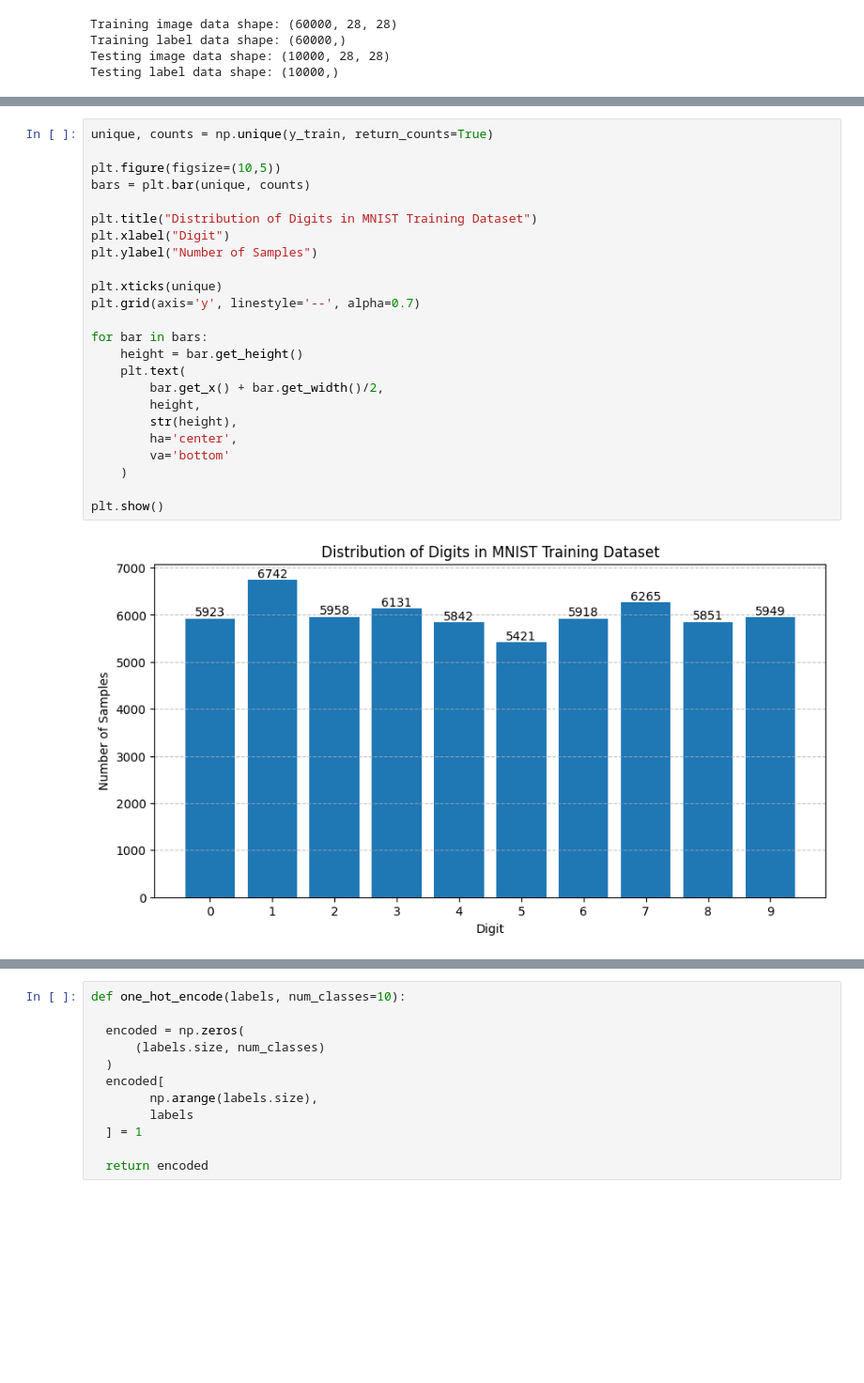
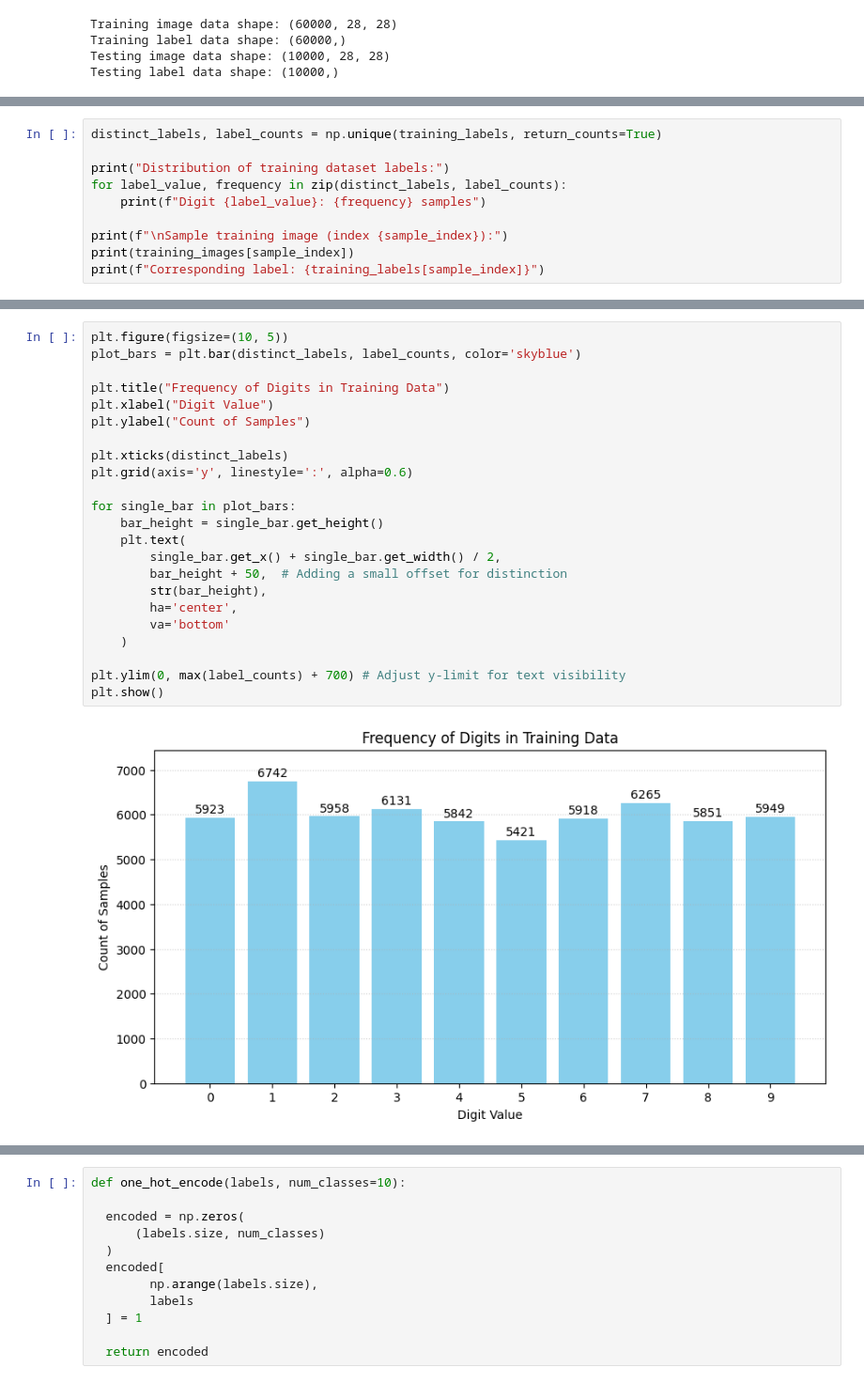
Before and after one commit to devanshRaana/PS-, a Jupyter notebook: PS2.ipynb, the cells around one changed output, grey strips where cells are left out. Shown at 94% size. Cells and saved outputs as stored; diff of their text form; blank space fills up the shorter version.

```diff
--- a/PS2.ipynb
+++ b/PS2.ipynb
@@ -156,0 +122,10 @@ Digit 9: 5949
+# %%
+distinct_labels, label_counts = np.unique(training_labels, return_counts=True)
+
+print("Distribution of training dataset labels:")
+for label_value, frequency in zip(distinct_labels, label_counts):
+    print(f"Digit {label_value}: {frequency} samples")
+
+print(f"\nSample training image (index {sample_index}):")
+print(training_images[sample_index])
+print(f"Corresponding label: {training_labels[sample_index]}")
@@ -157,26 +150,25 @@ Digit 9: 5949
 # %%
-unique, counts = np.unique(y_train, return_counts=True)
+plt.figure(figsize=(10, 5))
+plot_bars = plt.bar(distinct_labels, label_counts, color='skyblue')
 
-plt.figure(figsize=(10,5))
-bars = plt.bar(unique, counts)
+plt.title("Frequency of Digits in Training Data")
+plt.xlabel("Digit Value")
+plt.ylabel("Count of Samples")
 
-plt.title("Distribution of Digits in MNIST Training Dataset")
-plt.xlabel("Digit")
-plt.ylabel("Number of Samples")
+plt.xticks(distinct_labels)
+plt.grid(axis='y', linestyle=':', alpha=0.6)
 
-plt.xticks(unique)
-plt.grid(axis='y', linestyle='--', alpha=0.7)
-
-for bar in bars:
-    height = bar.get_height()
+for single_bar in plot_bars:
+    bar_height = single_bar.get_height()
     plt.text(
-        bar.get_x() + bar.get_width()/2,
-        height,
-        str(height),
+        single_bar.get_x() + single_bar.get_width() / 2,
+        bar_height + 50,  # Adding a small offset for distinction
+        str(bar_height),
         ha='center',
         va='bottom'
     )
 
+plt.ylim(0, max(label_counts) + 700) # Adjust y-limit for text visibility
 plt.show()
 # %% [output]
-[figure, old version]
+[figure, new version]
```
Also changed, not shown: parts of 20 cells of this notebook.
